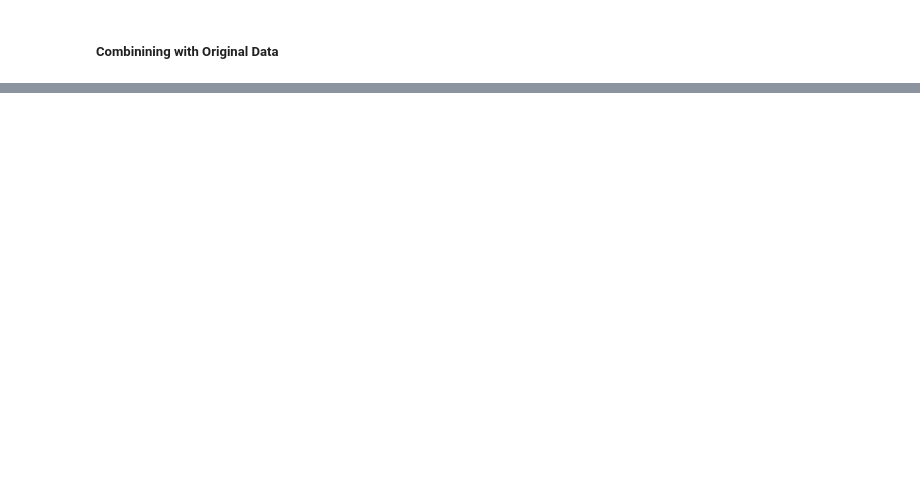
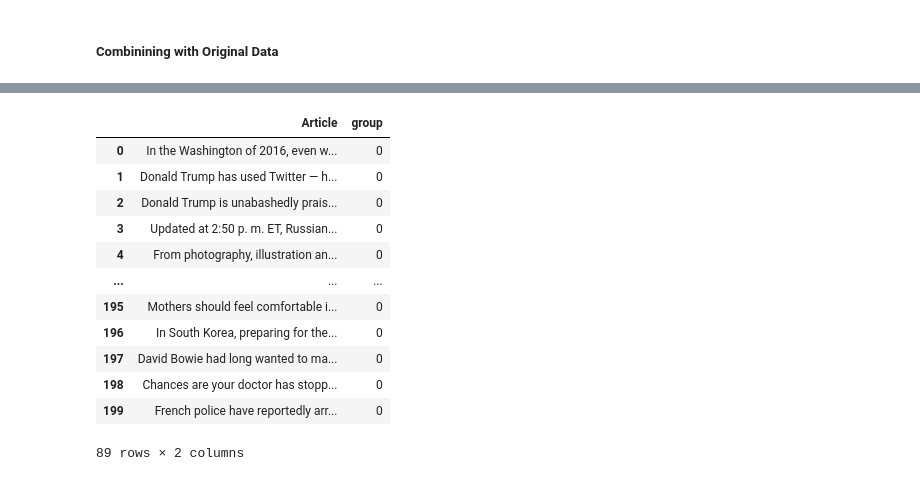
Before and after one commit to NRMT-MAIN/AI-ML-Learning, a Jupyter notebook: 6.OpenCV-NLP/NLP-3.ipynb, the cells around one changed output, grey strips where cells are left out. Saved outputs shown, nothing was run; the diff lists cells and outputs as text; code cells hidden in the pictures; blank space fills up the shorter version.

```diff
--- a/6.OpenCV-NLP/NLP-3.ipynb
+++ b/6.OpenCV-NLP/NLP-3.ipynb
@@ -117,0 +136,16 @@ npr.head()
+# %%
+npr[npr['group'] == 0]
+# %% [output]
+|  | Article | group |
+| 0 | In the Washington of 2016, even w... | 0 |
+| 1 | Donald Trump has used Twitter — h... | 0 |
+| 2 | Donald Trump is unabashedly prais... | 0 |
+| 3 | Updated at 2:50 p. m. ET, Russian... | 0 |
+| 4 | From photography, illustration an... | 0 |
+| ... | ... | ... |
+| 195 | Mothers should feel comfortable i... | 0 |
+| 196 | In South Korea, preparing for the... | 0 |
+| 197 | David Bowie had long wanted to ma... | 0 |
+| 198 | Chances are your doctor has stopp... | 0 |
+| 199 | French police have reportedly arr... | 0 |
+89 rows × 2 columns
```
Also changed, not shown: parts of 6 cells of this notebook, 4 other files.
